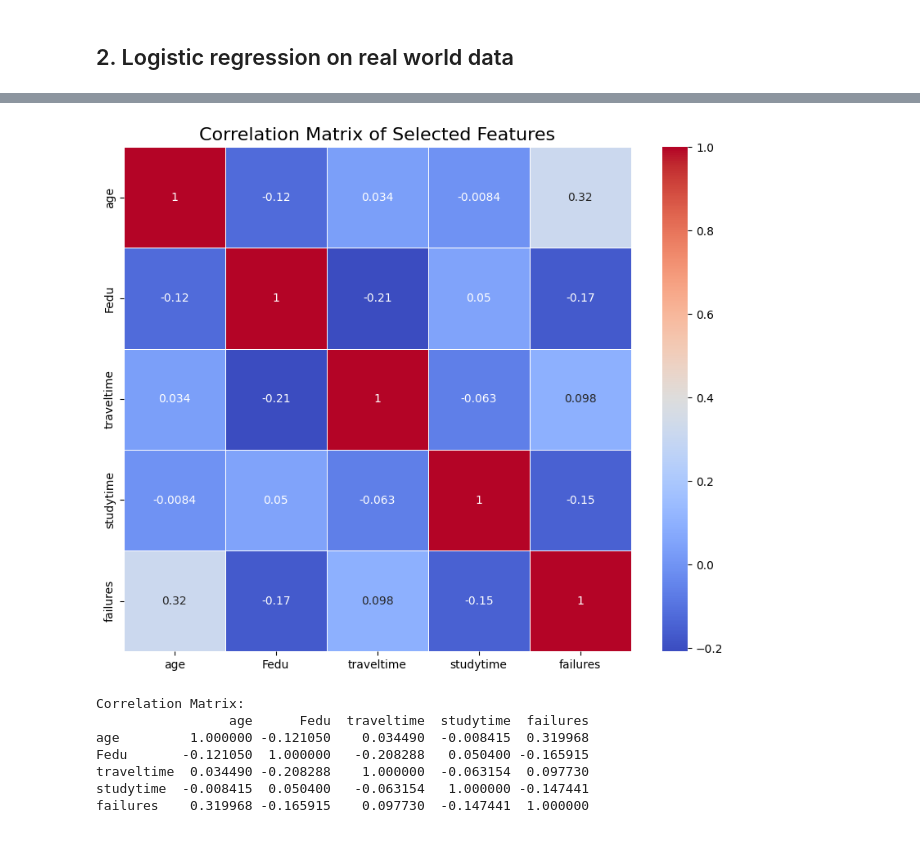
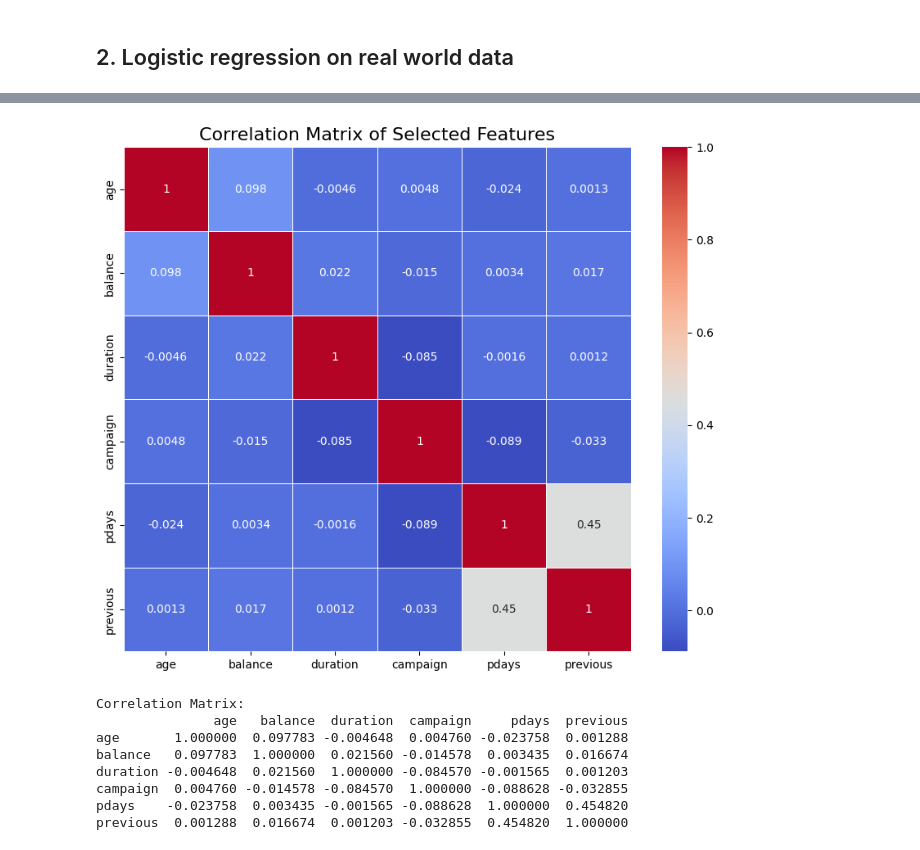
Before and after one commit to uvinduuu/EN3150-PatternRecognition, a Jupyter notebook: Assignment 2/Assognment02.ipynb, the cells around one changed output, grey strips where cells are left out. Drawn from its saved outputs; the diff is of its cells as text; code cells hidden in the pictures.

```diff
--- a/Assignment 2/Assognment02.ipynb
+++ b/Assignment 2/Assognment02.ipynb
@@ -372,17 +372,23 @@ dtype: object
 ## 2. Logistic regression on real world data
 # %%
 from ucimlrepo import fetch_ucirepo
+import seaborn as sns
+import pandas as pd
+from sklearn.model_selection import train_test_split
+from sklearn.preprocessing import LabelEncoder
+from sklearn.linear_model import LogisticRegression
+from sklearn.metrics import accuracy_score
 
 # fetch dataset
-student_performance = fetch_ucirepo(id=320)
+bank_marketing = fetch_ucirepo(id=222)
 
 # data (as pandas dataframes)
-X = student_performance.data.features
-y = student_performance.data.targets
+X = bank_marketing.data.features
+y = bank_marketing.data.targets
 
 # metadata
-print(student_performance.metadata)
+print(bank_marketing.metadata)
 
 # variable information
-print(student_performance.variables)
+print(bank_marketing.variables)
 # %% [output]
@@ -406,32 +428,33 @@ print(student_performance.variables)
 # %%
 import matplotlib.pyplot as plt
 
 # Combine the features and targets into a single DataFrame for analysis
 data = pd.concat([X, y], axis=1)
 
-selected_features = ['age','Fedu','traveltime','studytime','failures']
+selected_features = ['age','balance','duration','campaign','pdays','previous']
 
 # Compute the correlation matrix
 correlation_matrix = data[selected_features].corr()
 
 plt.figure( figsize =(10 , 8)) # Set the figure size
 sns.heatmap (correlation_matrix , annot = True , cmap ='coolwarm',linewidths =0.5) # Create a heatmap
 
 plt.title("Correlation Matrix of Selected Features", fontsize =16)
 
 # Show the heatmap
 plt.show ()
 
 # Display the correlation matrix
 print("Correlation Matrix:")
 print(correlation_matrix)
 # %% [output]
-[figure, old version]
+[figure, new version]
 Correlation Matrix:
-                 age      Fedu  traveltime  studytime  failures
-age         1.000000 -0.121050    0.034490  -0.008415  0.319968
-Fedu       -0.121050  1.000000   -0.208288   0.050400 -0.165915
-traveltime  0.034490 -0.208288    1.000000  -0.063154  0.097730
-studytime  -0.008415  0.050400   -0.063154   1.000000 -0.147441
-failures    0.319968 -0.165915    0.097730  -0.147441  1.000000
+               age   balance  duration  campaign     pdays  previous
+age       1.000000  0.097783 -0.004648  0.004760 -0.023758  0.001288
+balance   0.097783  1.000000  0.021560 -0.014578  0.003435  0.016674
+duration -0.004648  0.021560  1.000000 -0.084570 -0.001565  0.001203
+campaign  0.004760 -0.014578 -0.084570  1.000000 -0.088628 -0.032855
+pdays    -0.023758  0.003435 -0.001565 -0.088628  1.000000  0.454820
+previous  0.001288  0.016674  0.001203 -0.032855  0.454820  1.000000
 # %%
```
Also changed, not shown: parts of 4 cells of this notebook.
